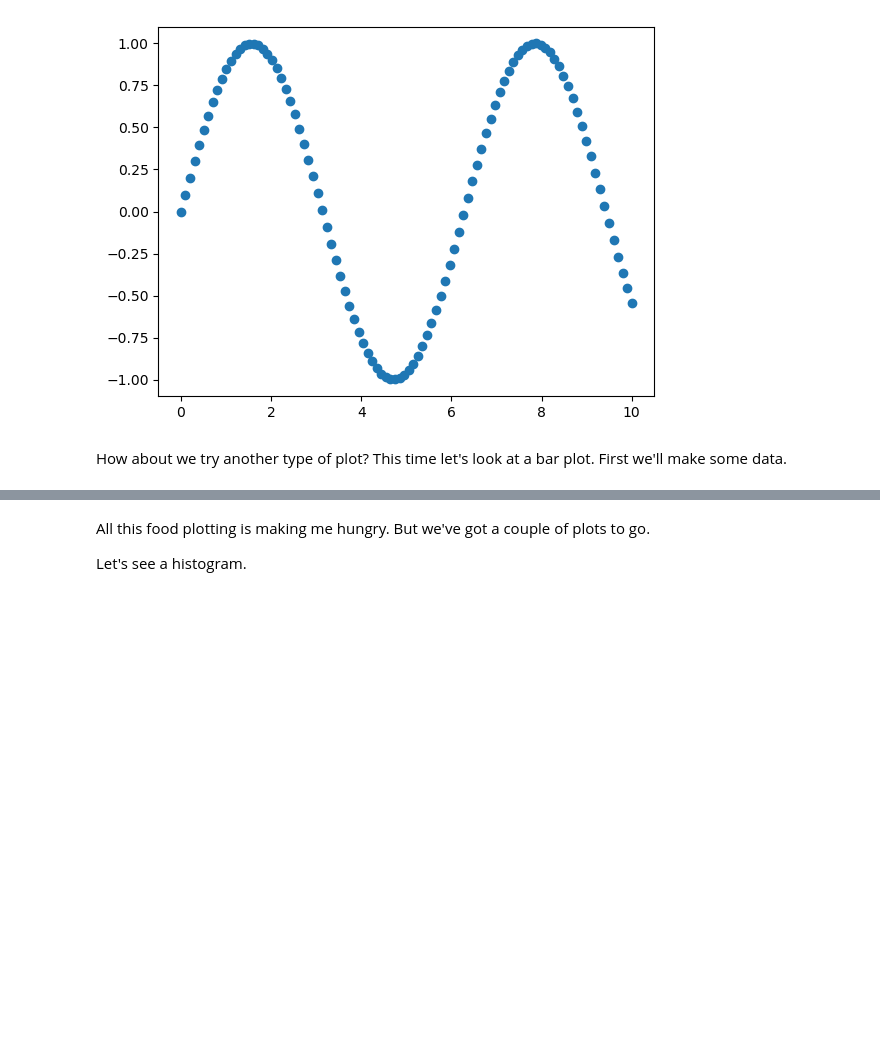
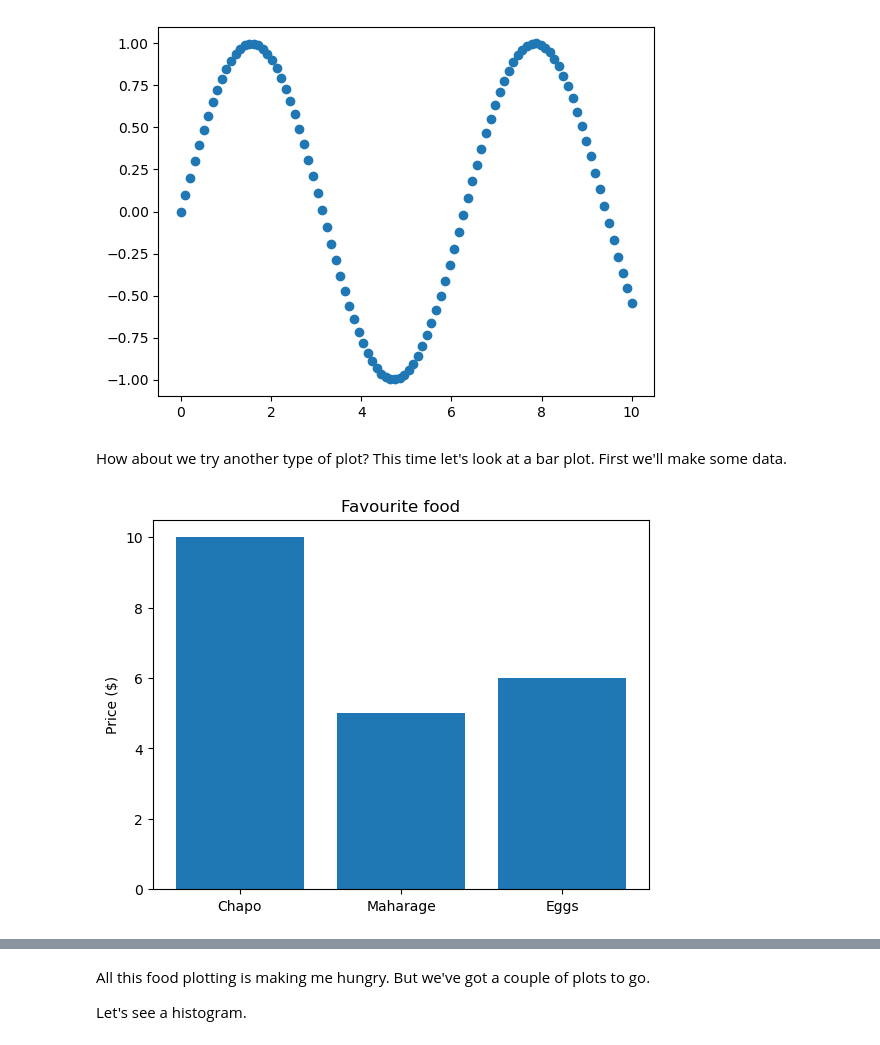
Before and after one commit to otinabrayo/IntroToPandas, a Jupyter notebook: matplotlib-exercises.ipynb, the cells around one changed output, grey strips where cells are left out. Saved outputs shown, nothing was run; the diff lists cells and outputs as text; code cells hidden in the pictures; blank space fills up the shorter version.

```diff
--- a/matplotlib-exercises.ipynb
+++ b/matplotlib-exercises.ipynb
@@ -135,8 +135,17 @@ favPrices = {"Chapo": 10,
 # %%
 # Create a bar graph where the x-axis is the keys of the dictionary
 # and the y-axis is the values of the dictionary
-
+favPrices = {"Chapo": 10,
+             "Maharage": 5,
+             "Eggs": 6}
 
 # Add a title, xlabel and ylabel to the plot
+fig, ax = plt.subplots()
+ax.bar(favPrices.keys(), favPrices.values())
+ax.set(title= "Favourite food",
+      ylabel= "Price ($)")
+plt.show()
+# %% [output]
+[figure, added]
 # %%
 # Make the same plot as above, except this time make the bars go horizontal
```
Also changed, not shown: parts of 3 cells of this notebook.
